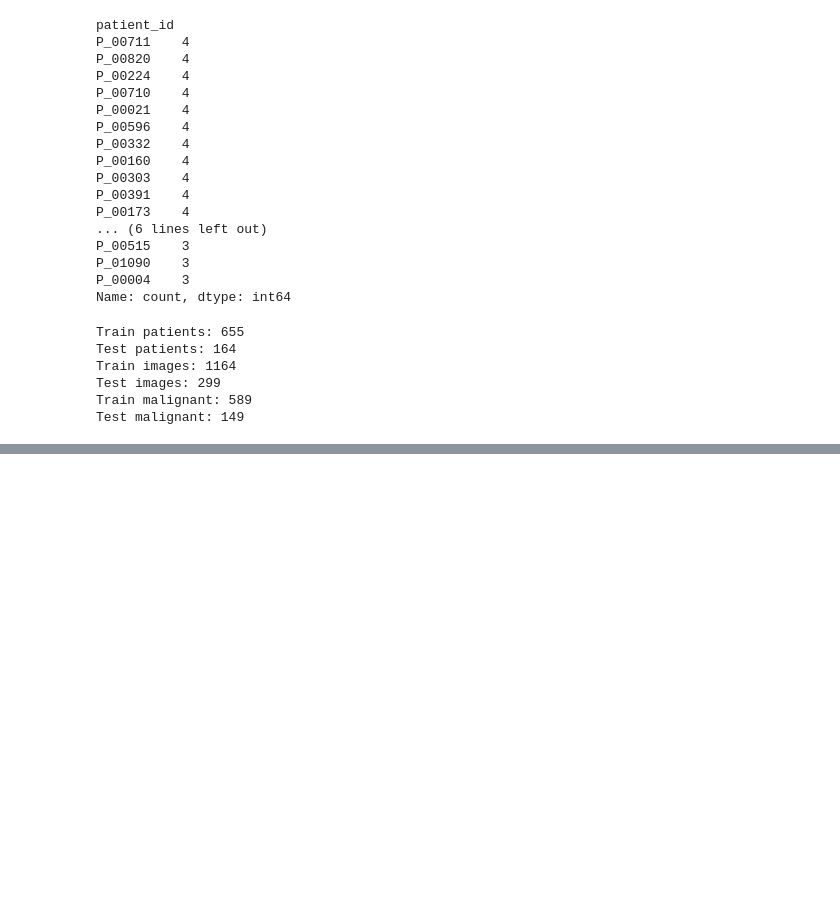
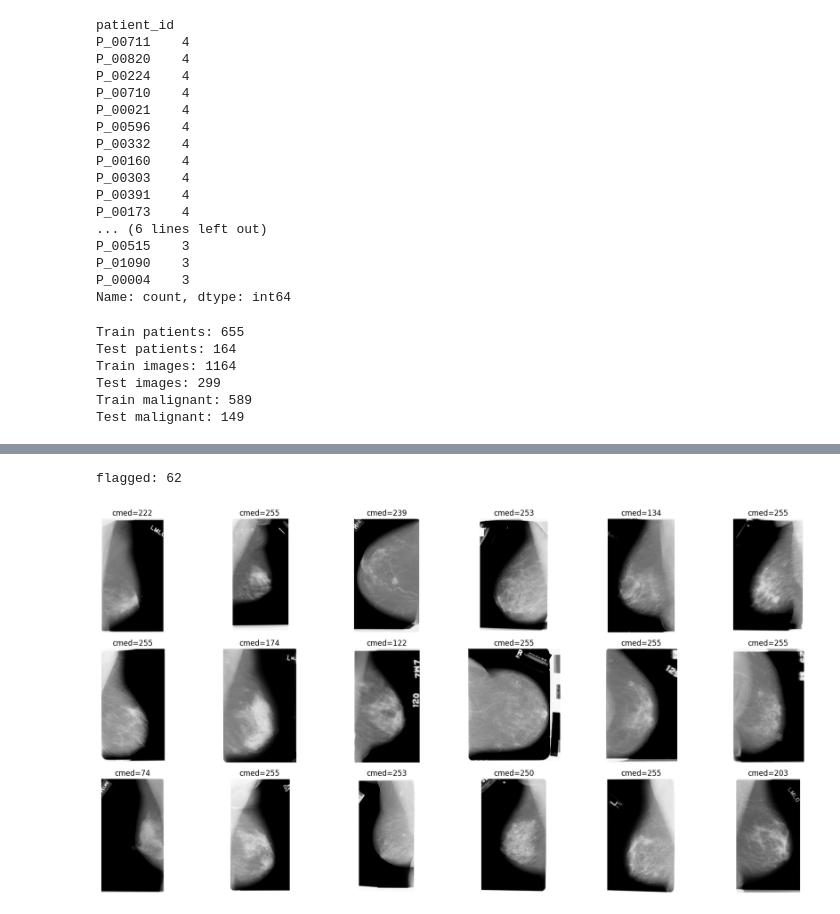
Before and after one commit to mesufyan/Breast_Cancer_Prediction, a Jupyter notebook: Notebooks/Data_Processing_and_Cleaning.ipynb, the cells around one changed output, grey strips where cells are left out. Saved outputs shown, nothing was run; the diff lists cells and outputs as text; code cells hidden in the pictures; blank space fills up the shorter version.

Commit message:
Ran sanity checks, processed images and exported train and test datasets

```diff
--- a/Notebooks/Data_Processing_and_Cleaning.ipynb
+++ b/Notebooks/Data_Processing_and_Cleaning.ipynb
@@ -460,0 +518,26 @@ Test malignant: 149
+# %%
+from pathlib import Path
+from PIL import Image
+import numpy as np, pandas as pd
+
+def first_img(folder):
+    return (list(Path(folder).glob("*.jpg")) + list(Path(folder).glob("*.png")))[0]
+
+stats = []
+for p in X_train + X_test:
+    with Image.open(first_img(p)) as im:
+        im.draft('L', (im.width // 6, im.height // 6))     # fast approx downscale
+        a = np.asarray(im.convert('L'), dtype=np.float32)
+    cs = max(a.shape) // 10
+    corners = np.concatenate([a[:cs,:cs].ravel(), a[:cs,-cs:].ravel(),
+                              a[-cs:,:cs].ravel(), a[-cs:,-cs:].ravel()])
+    stats.append({'path': p, 'min': a.min(), 'max': a.max(), 'mean': a.mean(),
+                  'std': a.std(), 'corner_med': np.median(corners),
+                  'frac_bright': (a > 230).mean()})
+
+S = pd.DataFrame(stats)
+print("INVERTED? (bright background, corner_med>40):", (S['corner_med'] > 40).sum())
+print("blank/constant (std<3):", (S['std'] < 3).sum())
+print("low dynamic range (max<200):", (S['max'] < 200).sum())
+print("big bright area >25% (burned-in label?):", (S['frac_bright'] > 0.25).sum())
+print(S[['min','max','mean','std','corner_med','frac_bright']].describe())
@@ -460,0 +562,14 @@ Test malignant: 149
+# %%
+import matplotlib.pyplot as plt, numpy as np
+flagged = S[S['corner_med'] > 40]['path'].tolist()
+print("flagged:", len(flagged))
+
+fig, ax = plt.subplots(3, 6, figsize=(18, 9))
+for i, p in enumerate(flagged[:18]):
+    a = load_gray(p)
+    ax.flat[i].imshow(a, cmap='gray'); ax.flat[i].axis('off')
+    ax.flat[i].set_title(f"cmed={int(np.median(np.r_[a[:50,:50].ravel(), a[-50:,-50:].ravel()]))}")
+plt.tight_layout(); plt.show()
+# %% [output]
+flagged: 62
+[figure, added]
```
Also changed, not shown: parts of 12 cells of this notebook.
